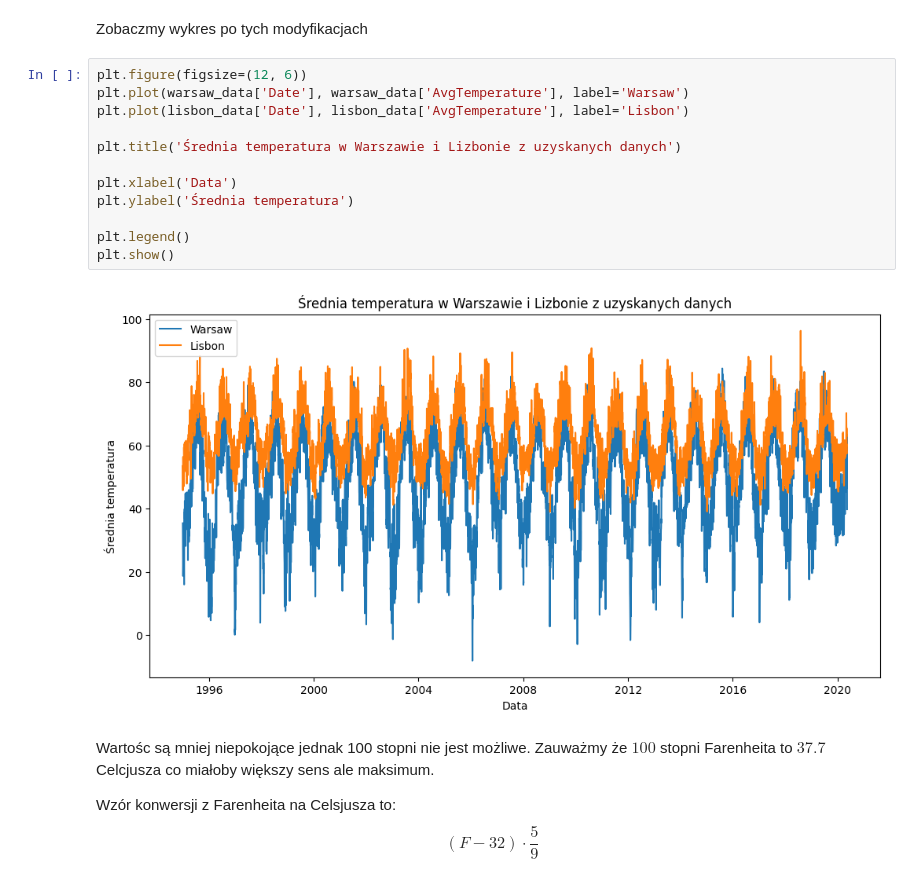
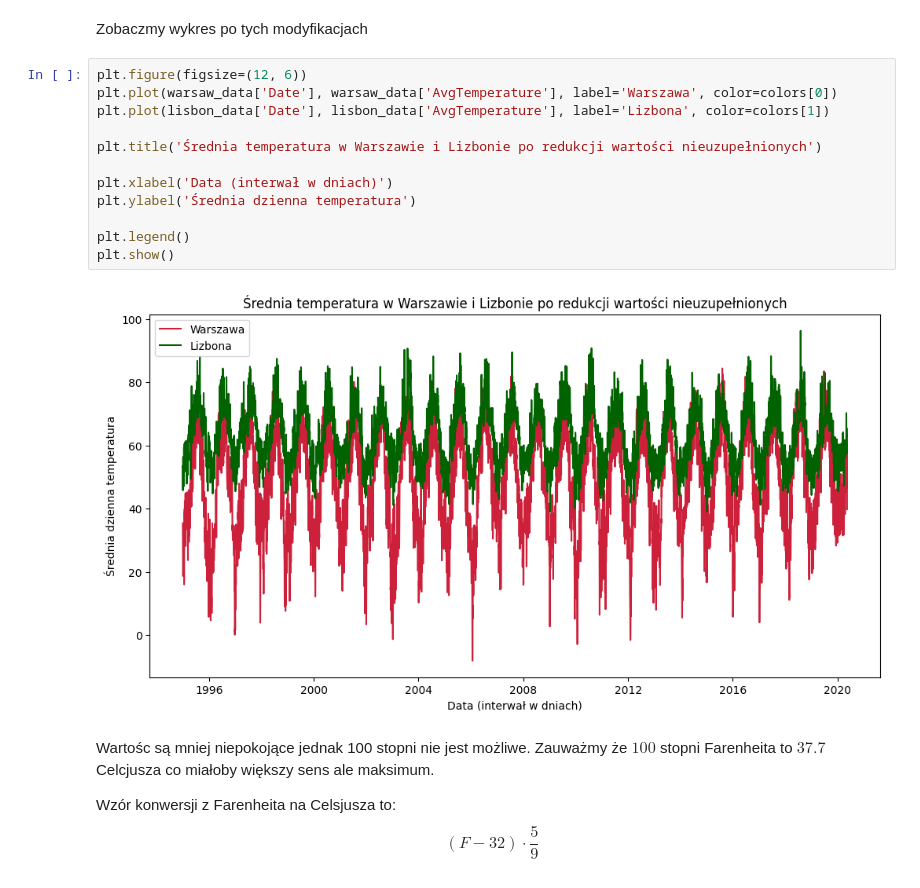
Before and after one commit to mathieuboro/raport, a Jupyter notebook: Raport_!.ipynb, the cells around one changed output. Drawn from its saved outputs; the diff is of its cells as text.

Commit message:
feature: add standard color for warsaw and lisbon

```diff
--- a/Raport_!.ipynb
+++ b/Raport_!.ipynb
@@ -164,18 +164,18 @@ warsaw_data[warsaw_data.AvgTemperature < -75].head()
 Zobaczmy wykres po tych modyfikacjach
 # %%
 plt.figure(figsize=(12, 6))
-plt.plot(warsaw_data['Date'], warsaw_data['AvgTemperature'], label='Warsaw')
-plt.plot(lisbon_data['Date'], lisbon_data['AvgTemperature'], label='Lisbon')
+plt.plot(warsaw_data['Date'], warsaw_data['AvgTemperature'], label='Warszawa', color=colors[0])
+plt.plot(lisbon_data['Date'], lisbon_data['AvgTemperature'], label='Lizbona', color=colors[1])
 
-plt.title('Średnia temperatura w Warszawie i Lizbonie z uzyskanych danych')
+plt.title('Średnia temperatura w Warszawie i Lizbonie po redukcji wartości nieuzupełnionych')
 
-plt.xlabel('Data')
-plt.ylabel('Średnia temperatura')
+plt.xlabel('Data (interwał w dniach)')
+plt.ylabel('Średnia dzienna temperatura')
 
 plt.legend()
 plt.show()
 # %% [output]
-[figure, old version]
+[figure, new version]
 # %% [markdown]
 Wartośc są mniej niepokojące jednak 100 stopni nie jest możliwe. Zauważmy że $100$ stopni Farenheita to $37.7$ Celcjusza co miałoby większy sens ale maksimum.
 
```
Also changed, not shown: parts of 5 cells of this notebook.
